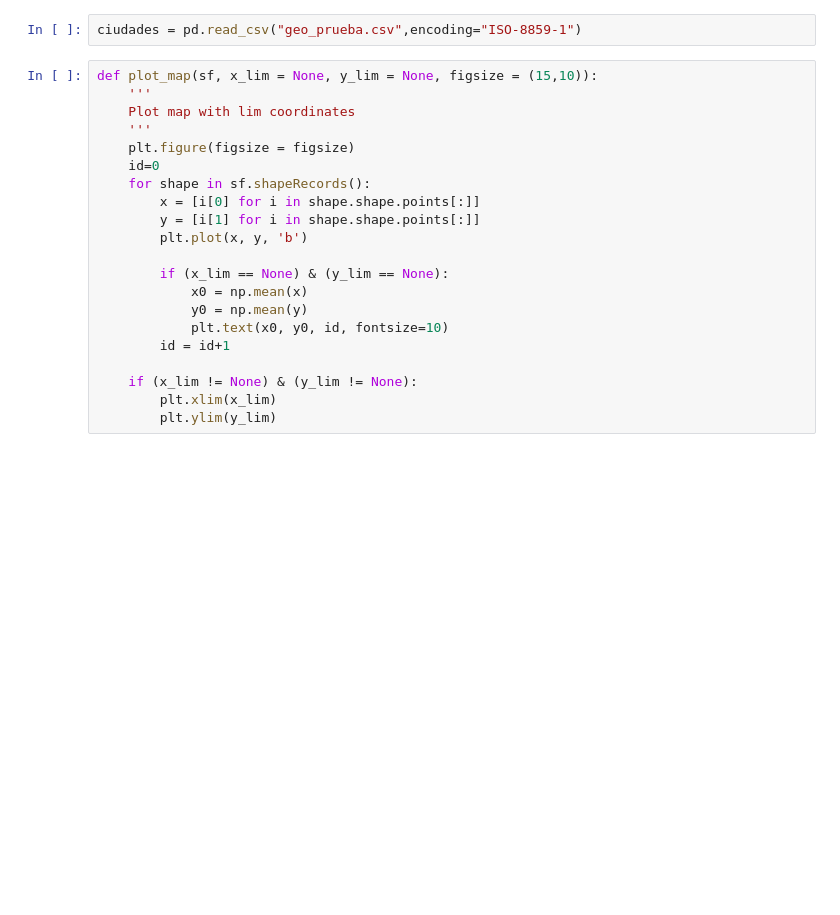
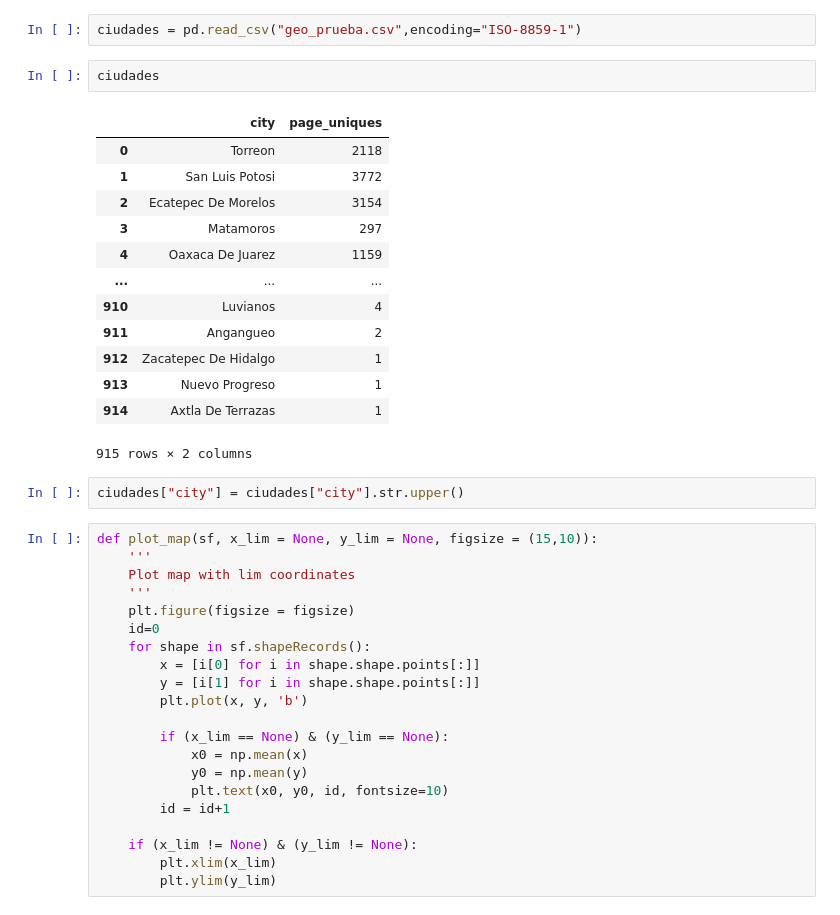
Before and after one commit to KarinaFloG/Curso_CienciaDeDatos, a Jupyter notebook: data_geo/geo1.ipynb, the cells around one changed output. Saved outputs shown, nothing was run; the diff lists cells and outputs as text; blank space fills up the shorter version.

```diff
--- a/data_geo/geo1.ipynb
+++ b/data_geo/geo1.ipynb
@@ -6,6 +6,24 @@ import seaborn as sbn
 import shapefile as shp
 # %%
 ciudades = pd.read_csv("geo_prueba.csv",encoding="ISO-8859-1")
+# %%
+ciudades
+# %% [output]
+|  | city | page_uniques |
+| 0 | Torreon | 2118 |
+| 1 | San Luis Potosi | 3772 |
+| 2 | Ecatepec De Morelos | 3154 |
+| 3 | Matamoros | 297 |
+| 4 | Oaxaca De Juarez | 1159 |
+| ... | ... | ... |
+| 910 | Luvianos | 4 |
+| 911 | Angangueo | 2 |
+| 912 | Zacatepec De Hidalgo | 1 |
+| 913 | Nuevo Progreso | 1 |
+| 914 | Axtla De Terrazas | 1 |
+915 rows × 2 columns
+# %%
+ciudades["city"] = ciudades["city"].str.upper()
 # %%
 def plot_map(sf, x_lim = None, y_lim = None, figsize = (15,10)):
     '''
```
Also changed, not shown: parts of 13 cells of this notebook, 2 other files.
